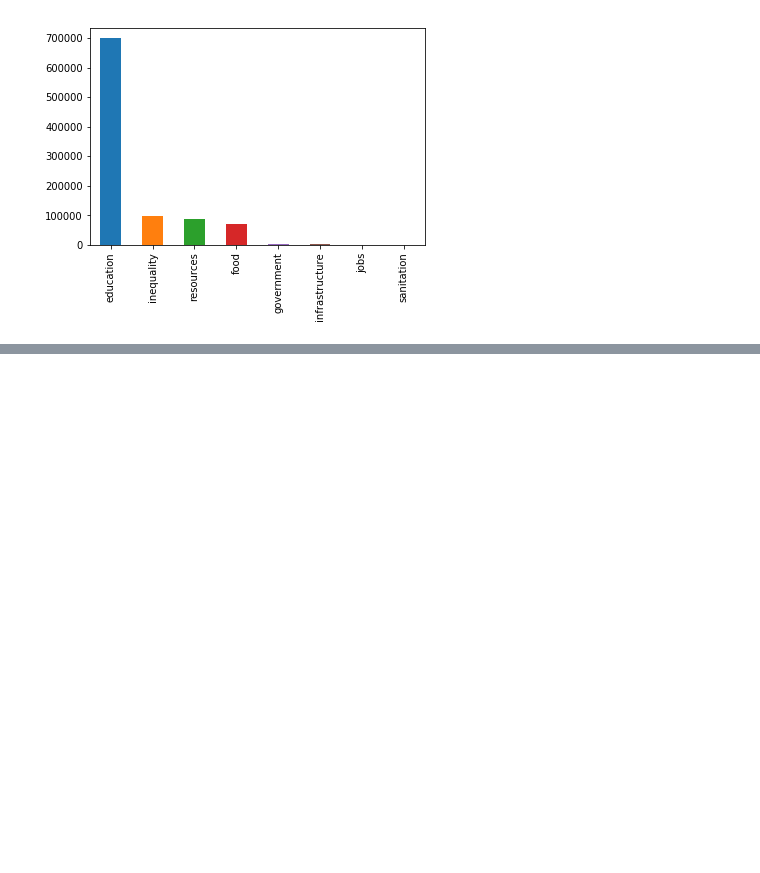
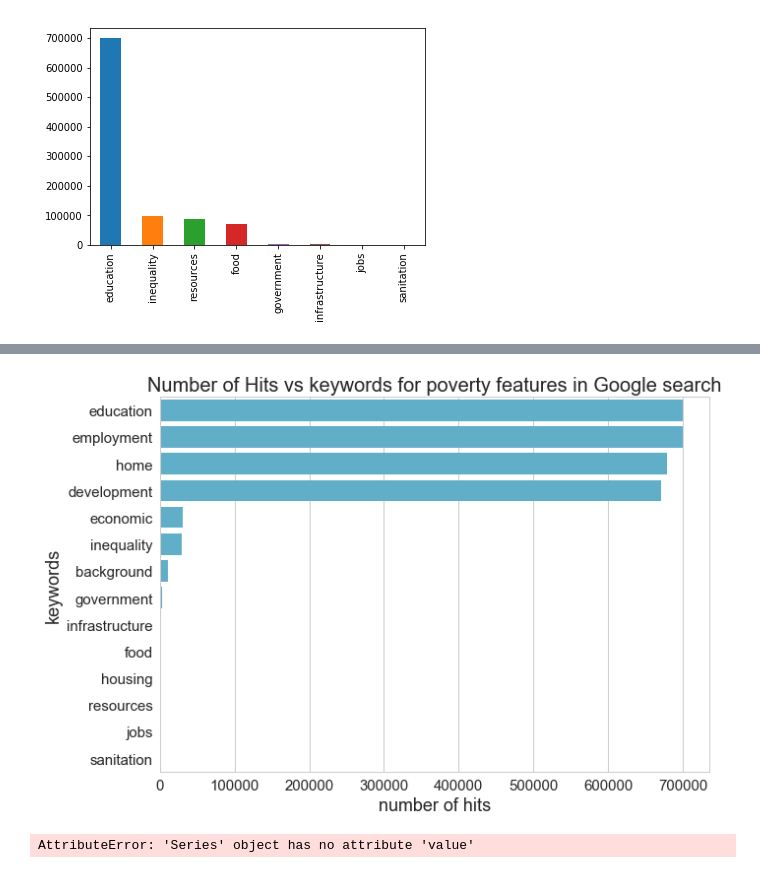
Before and after one commit to zhaomh1998/ece143, a Jupyter notebook: Twitter_data.ipynb, the cells around one changed output, grey strips where cells are left out. Cells and saved outputs as stored; diff of their text form; code cells hidden in the pictures; blank space fills up the shorter version.

```diff
--- a/Twitter_data.ipynb
+++ b/Twitter_data.ipynb
@@ -301,0 +309,26 @@ plt.show()
+# %%
+SMALL_SIZE = 15
+MEDIUM_SIZE = 18
+BIGGER_SIZE = 20
+
+plt.rc('font', size=SMALL_SIZE)          # controls default text sizes
+plt.rc('axes', titlesize=SMALL_SIZE)     # fontsize of the axes title
+plt.rc('axes', labelsize=MEDIUM_SIZE)    # fontsize of the x and y labels
+plt.rc('xtick', labelsize=SMALL_SIZE)    # fontsize of the tick labels
+plt.rc('ytick', labelsize=SMALL_SIZE)    # fontsize of the tick labels
+plt.rc('legend', fontsize=SMALL_SIZE)    # legend fontsize
+plt.rc('figure', titlesize=BIGGER_SIZE)
+import seaborn as sns
+fig, ax = plt.subplots(figsize=(10,7))
+sns.set(style='whitegrid')
+sns.barplot(x=D2[:],y=D2.keys(), color="#4fb7db")
+ax.set_xlabel("number of hits")
+ax.set_ylabel("keywords")
+ax.set_title('Number of Hits vs keywords for poverty features in Google search',fontsize=20)
+plt.savefig("keyword_hits.png")
+# %% [output]
+[figure, added]
+# %%
+    D2.
+# %% [output]
+AttributeError: 'Series' object has no attribute 'value'
```
Also changed, not shown: parts of 10 cells of this notebook, 1 other file.
